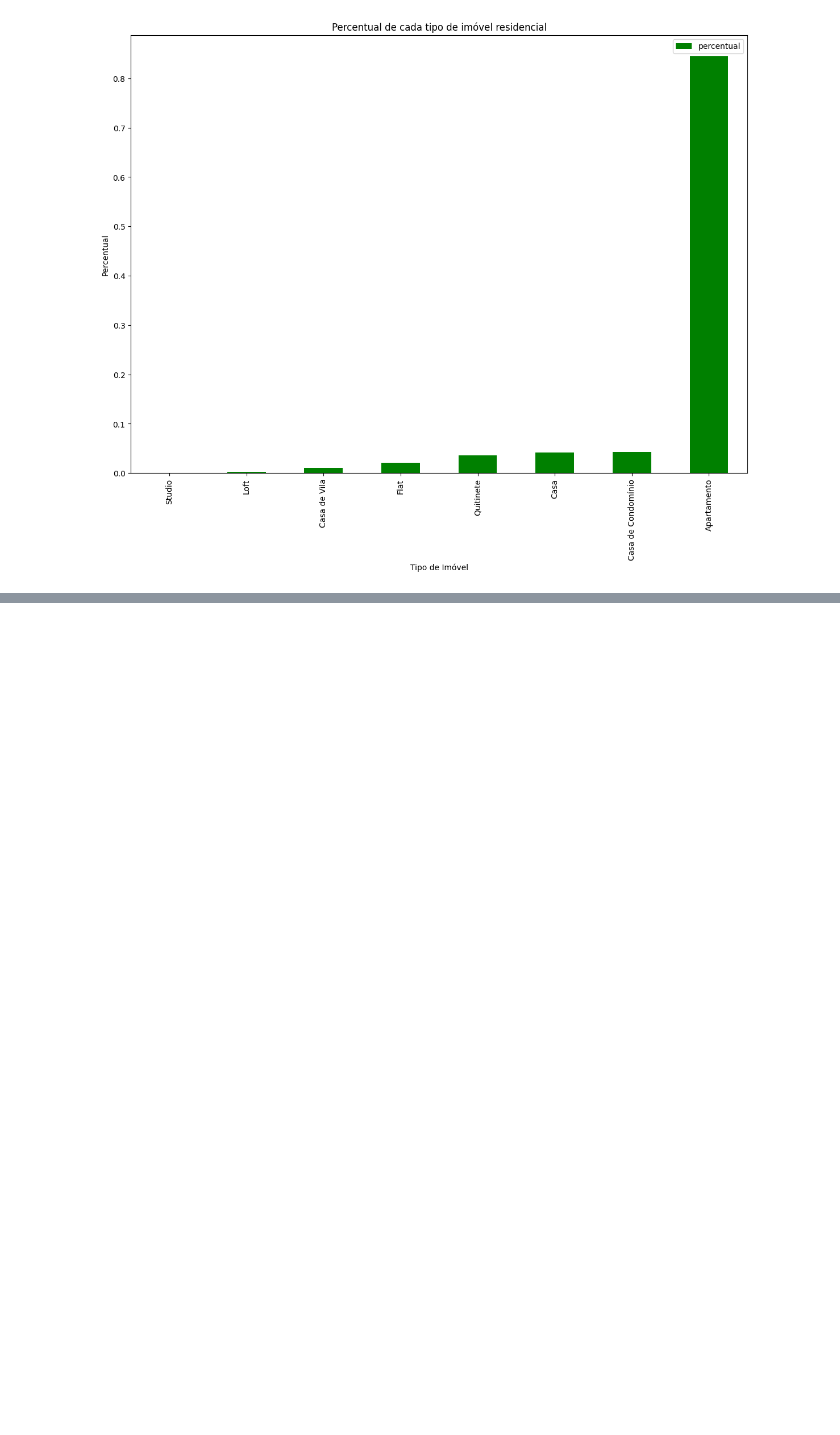
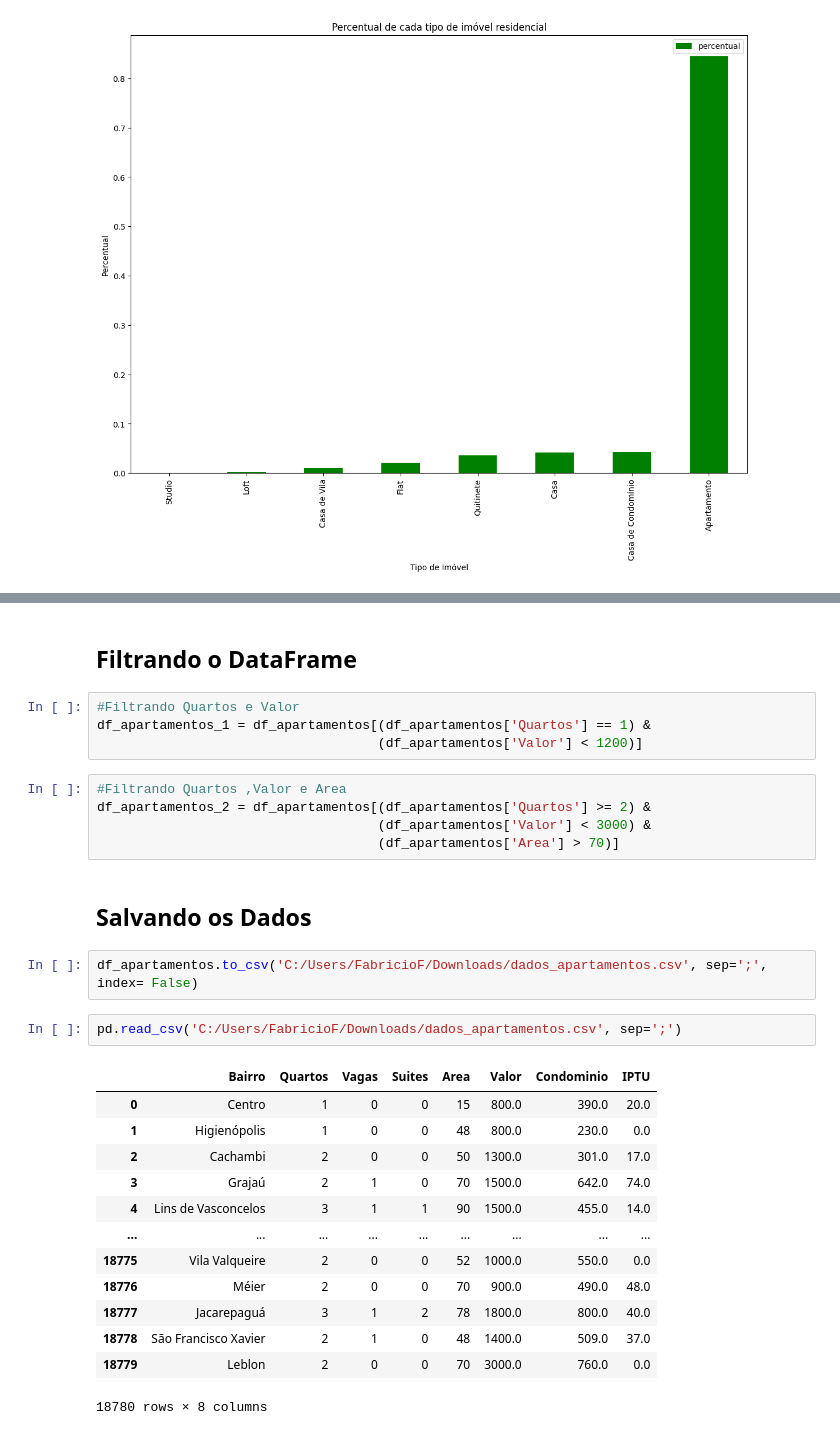
Before and after one commit to Fabriloko/Repositorio-Codigos-Alura, a Jupyter notebook: Pandas_Conhecendo_Biblioteca/Anotações_Aula.ipynb, the cells around one changed output, grey strips where cells are left out. Drawn from its saved outputs; the diff is of its cells as text; blank space fills up the shorter version.

```diff
--- a/Pandas_Conhecendo_Biblioteca/Aula_1.ipynb
+++ b/Pandas_Conhecendo_Biblioteca/Anotações_Aula.ipynb
@@ -195,0 +225,31 @@ df_apartamentos = df_imoveis_residenciais.query("Tipo == 'Apartamento'")
+# %% [markdown]
+## Filtrando o DataFrame
+# %%
+#Filtrando Quartos e Valor
+df_apartamentos_1 = df_apartamentos[(df_apartamentos['Quartos'] == 1) &
+                                    (df_apartamentos['Valor'] < 1200)]
+# %%
+#Filtrando Quartos ,Valor e Area
+df_apartamentos_2 = df_apartamentos[(df_apartamentos['Quartos'] >= 2) &
+                                    (df_apartamentos['Valor'] < 3000) &
+                                    (df_apartamentos['Area'] > 70)]
+# %% [markdown]
+## Salvando os Dados
+# %%
+df_apartamentos.to_csv('C:/Users/FabricioF/Downloads/dados_apartamentos.csv', sep=';', index= False)
+# %%
+pd.read_csv('C:/Users/FabricioF/Downloads/dados_apartamentos.csv', sep=';')
+# %% [output]
+|  | Bairro | Quartos | Vagas | Suites | Area | Valor | Condominio | IPTU |
+| 0 | Centro | 1 | 0 | 0 | 15 | 800.0 | 390.0 | 20.0 |
+| 1 | Higienópolis | 1 | 0 | 0 | 48 | 800.0 | 230.0 | 0.0 |
+| 2 | Cachambi | 2 | 0 | 0 | 50 | 1300.0 | 301.0 | 17.0 |
+| 3 | Grajaú | 2 | 1 | 0 | 70 | 1500.0 | 642.0 | 74.0 |
+| 4 | Lins de Vasconcelos | 3 | 1 | 1 | 90 | 1500.0 | 455.0 | 14.0 |
+| ... | ... | ... | ... | ... | ... | ... | ... | ... |
+| 18775 | Vila Valqueire | 2 | 0 | 0 | 52 | 1000.0 | 550.0 | 0.0 |
+| 18776 | Méier | 2 | 0 | 0 | 70 | 900.0 | 490.0 | 48.0 |
+| 18777 | Jacarepaguá | 3 | 1 | 2 | 78 | 1800.0 | 800.0 | 40.0 |
+| 18778 | São Francisco Xavier | 2 | 1 | 0 | 48 | 1400.0 | 509.0 | 37.0 |
+| 18779 | Leblon | 2 | 0 | 0 | 70 | 3000.0 | 760.0 | 0.0 |
+18780 rows × 8 columns
```
Also changed, not shown: parts of 14 cells of this notebook.
